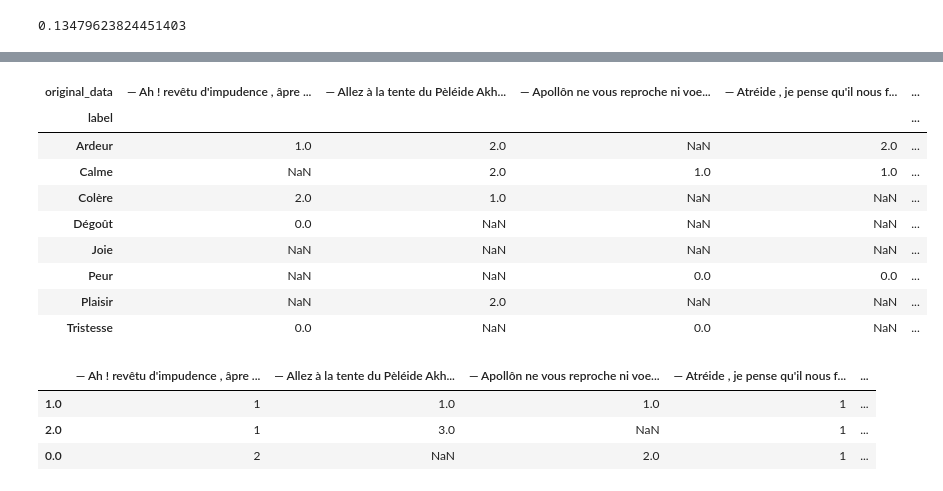
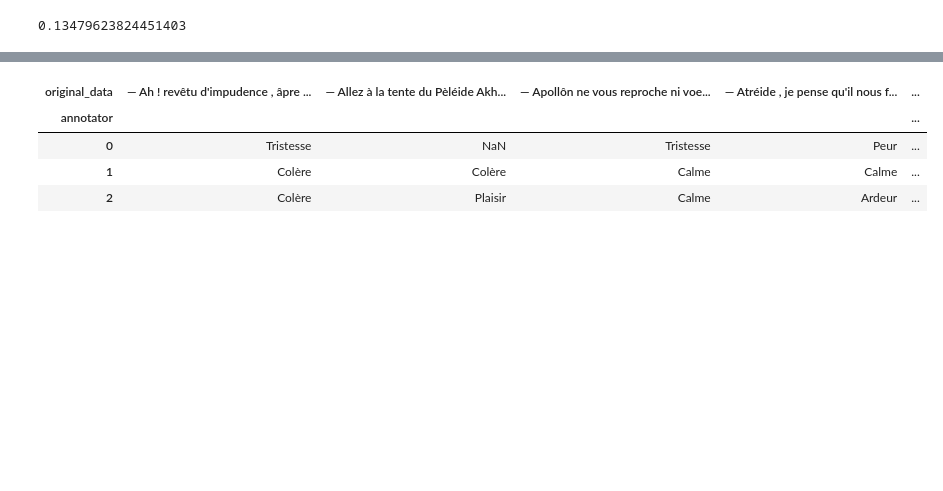
Before and after one commit to dpicca/Homer_Iliad_Dataset, a Jupyter notebook: Dataframes/Data_cleaning.ipynb, the cells around one changed output, grey strips where cells are left out. Cells and saved outputs as stored; diff of their text form; code cells hidden in the pictures; blank space fills up the shorter version.

```diff
--- a/Dataframes/Data_cleaning.ipynb
+++ b/Dataframes/Data_cleaning.ipynb
@@ -295,4 +255,4 @@ def df_to_experiment_annotator_table(df,experiment_col,annotator_col,class_col):
         index=annotator_col, columns=experiment_col, values=class_col, aggfunc="first"
     )
 
-df_chapter1= df_to_experiment_annotator_table(chapter_1,'original_data','label','annotator')
+chapter1= df_to_experiment_annotator_table(chapter_1,'original_data','annotator', 'label')
@@ -322,16 +259,11 @@ df_correction_chapter1
-# %%
-df_chapter1
-# %% [output]
-| original_data | — Ah ! revêtu d'impudence , âpre ... | — Allez à la tente du Pèléide Akh... | — Apollôn ne vous reproche ni voe... | — Atréide , je pense qu'il nous f... | ... |
-| label |  |  |  |  | ... |
-| Ardeur | 1.0 | 2.0 | NaN | 2.0 | ... |
-| Calme | NaN | 2.0 | 1.0 | 1.0 | ... |
-| Colère | 2.0 | 1.0 | NaN | NaN | ... |
-| Dégoût | 0.0 | NaN | NaN | NaN | ... |
-| Joie | NaN | NaN | NaN | NaN | ... |
-| Peur | NaN | NaN | 0.0 | 0.0 | ... |
-| Plaisir | NaN | 2.0 | NaN | NaN | ... |
-| Tristesse | 0.0 | NaN | 0.0 | NaN | ... |
+# %%
+chapter1
+# %% [output]
+| original_data | — Ah ! revêtu d'impudence , âpre ... | — Allez à la tente du Pèléide Akh... | — Apollôn ne vous reproche ni voe... | — Atréide , je pense qu'il nous f... | ... |
+| annotator |  |  |  |  | ... |
+| 0 | Tristesse | NaN | Tristesse | Peur | ... |
+| 1 | Colère | Colère | Calme | Calme | ... |
+| 2 | Colère | Plaisir | Calme | Ardeur | ... |
 # %%
 def make_value_by_unit_table_dict(experiment_annotator_df):
     """
@@ -359,10 +287,3 @@ table_df = pd.DataFrame.from_dict(table)
-# %%
-table_df.head(5)
-# %% [output]
-|  | — Ah ! revêtu d'impudence , âpre ... | — Allez à la tente du Pèléide Akh... | — Apollôn ne vous reproche ni voe... | — Atréide , je pense qu'il nous f... | ... |
-| 1.0 | 1 | 1.0 | 1.0 | 1 | ... |
-| 2.0 | 1 | 3.0 | NaN | 1 | ... |
-| 0.0 | 2 | NaN | 2.0 | 1 | ... |
 # %%
 def calculate_frequency_dicts(vbu_table_dict):
     """
```
Also changed, not shown: parts of 14 cells of this notebook.
